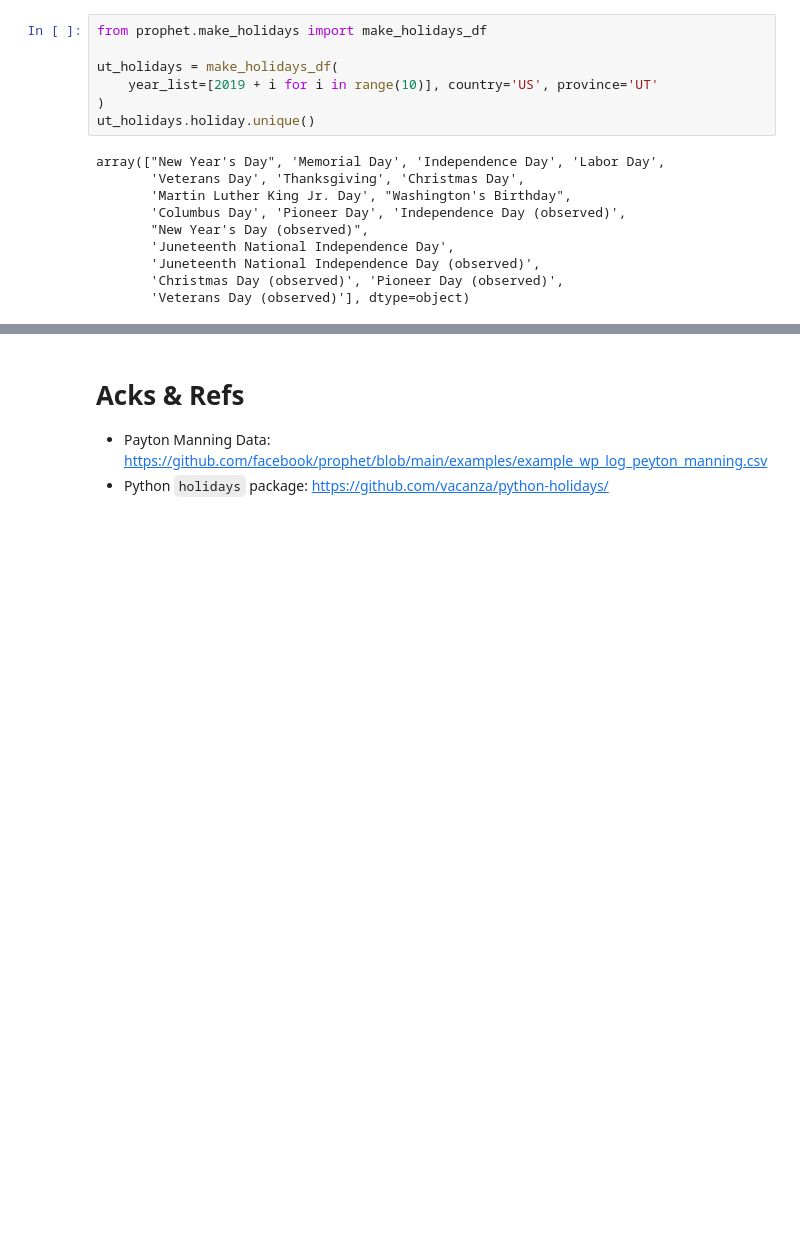
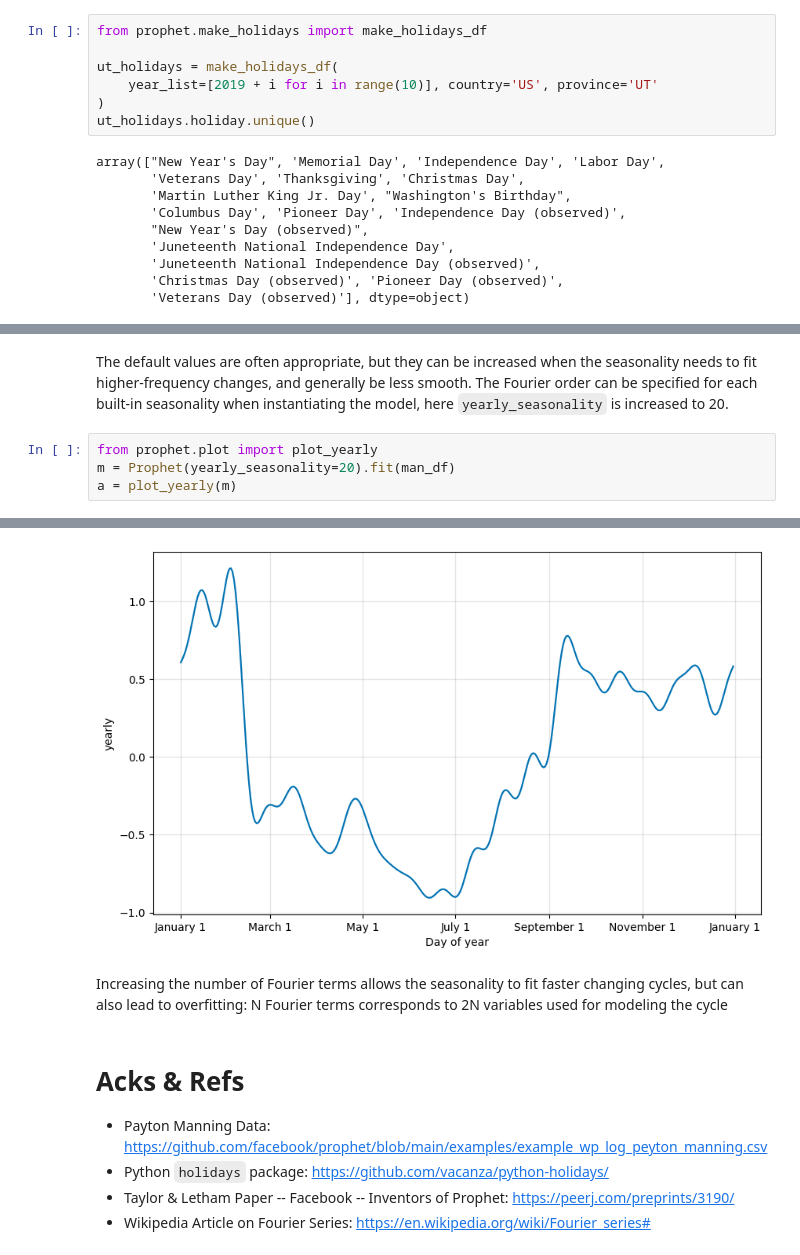
Before and after one commit to kdonavin/meta-prophet-guide, a Jupyter notebook: prophet.ipynb, the cells around one changed output, grey strips where cells are left out. Saved outputs shown, nothing was run; the diff lists cells and outputs as text; blank space fills up the shorter version.

Commit message:
fourier order

```diff
--- a/prophet.ipynb
+++ b/prophet.ipynb
@@ -352,0 +354,7 @@ array(["New Year's Day", 'Memorial Day', 'Independence Day', 'Labor Day',
+# %% [markdown]
+The default values are often appropriate, but they can be increased when the seasonality needs to fit higher-frequency changes, and generally be less smooth. The Fourier order can be specified for each built-in seasonality when instantiating the model, here `yearly_seasonality` is increased to 20.
+# %%
+from prophet.plot import plot_yearly
+m = Prophet(yearly_seasonality=20).fit(man_df)
+a = plot_yearly(m)
+# %% [output]
@@ -353,5 +363,10 @@ array(["New Year's Day", 'Memorial Day', 'Independence Day', 'Labor Day',
+[figure, added]
+# %% [markdown]
+Increasing the number of Fourier terms allows the seasonality to fit faster changing cycles, but can also lead to overfitting: N Fourier terms corresponds to 2N variables used for modeling the cycle
 # %% [markdown]
 # Acks & Refs
 
 - Payton Manning Data: https://github.com/facebook/prophet/blob/main/examples/example_wp_log_peyton_manning.csv
 - Python `holidays` package: [https://github.com/vacanza/python-holidays/](https://github.com/vacanza/python-holidays/)
+- Taylor & Letham Paper -- Facebook -- Inventors of Prophet: [https://peerj.com/preprints/3190/](https://peerj.com/preprints/3190/)
+- Wikipedia Article on Fourier Series: [https://en.wikipedia.org/wiki/Fourier_series#](https://en.wikipedia.org/wiki/Fourier_series#)
```
Also changed, not shown: parts of 5 cells of this notebook.
